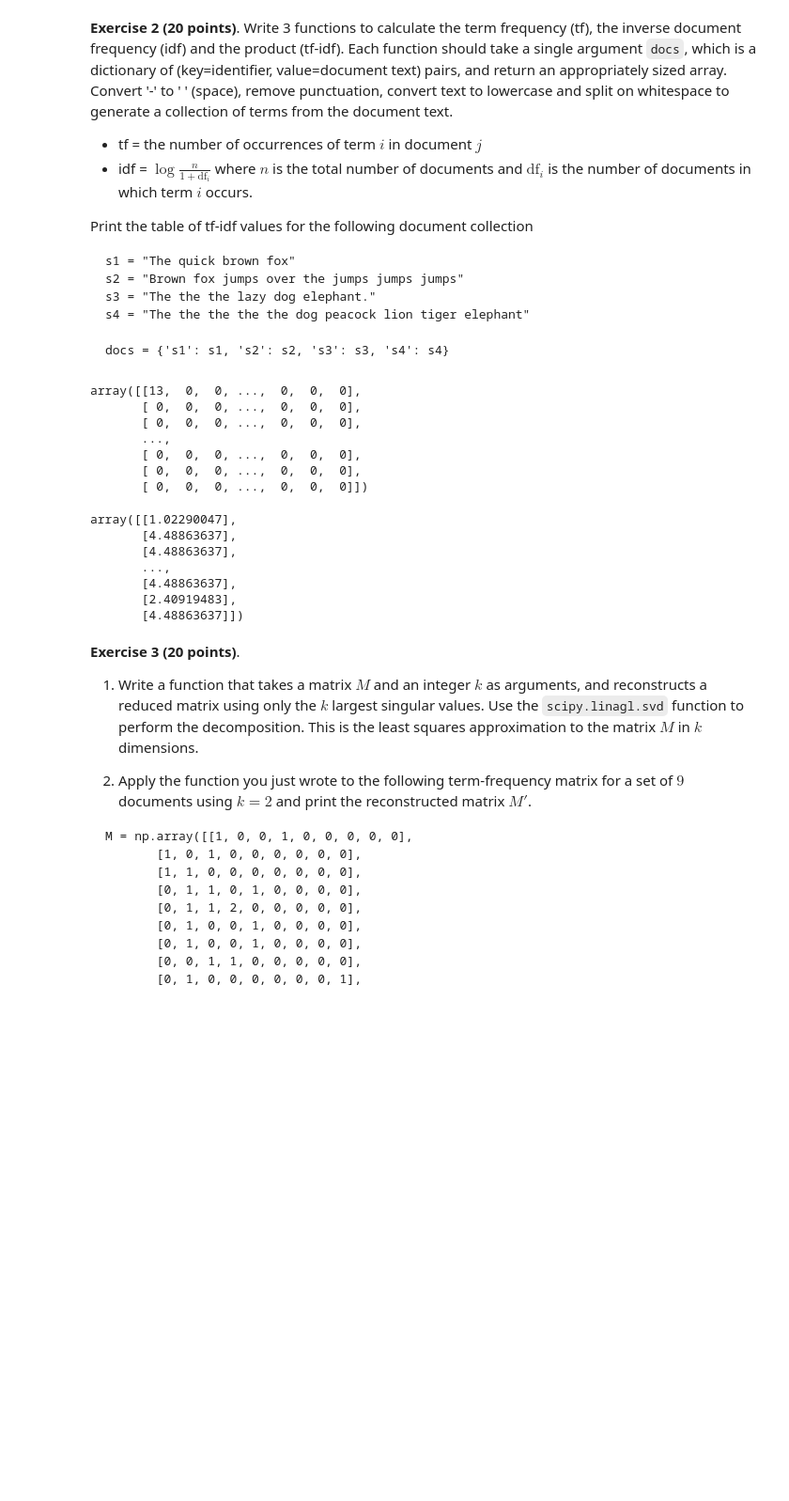
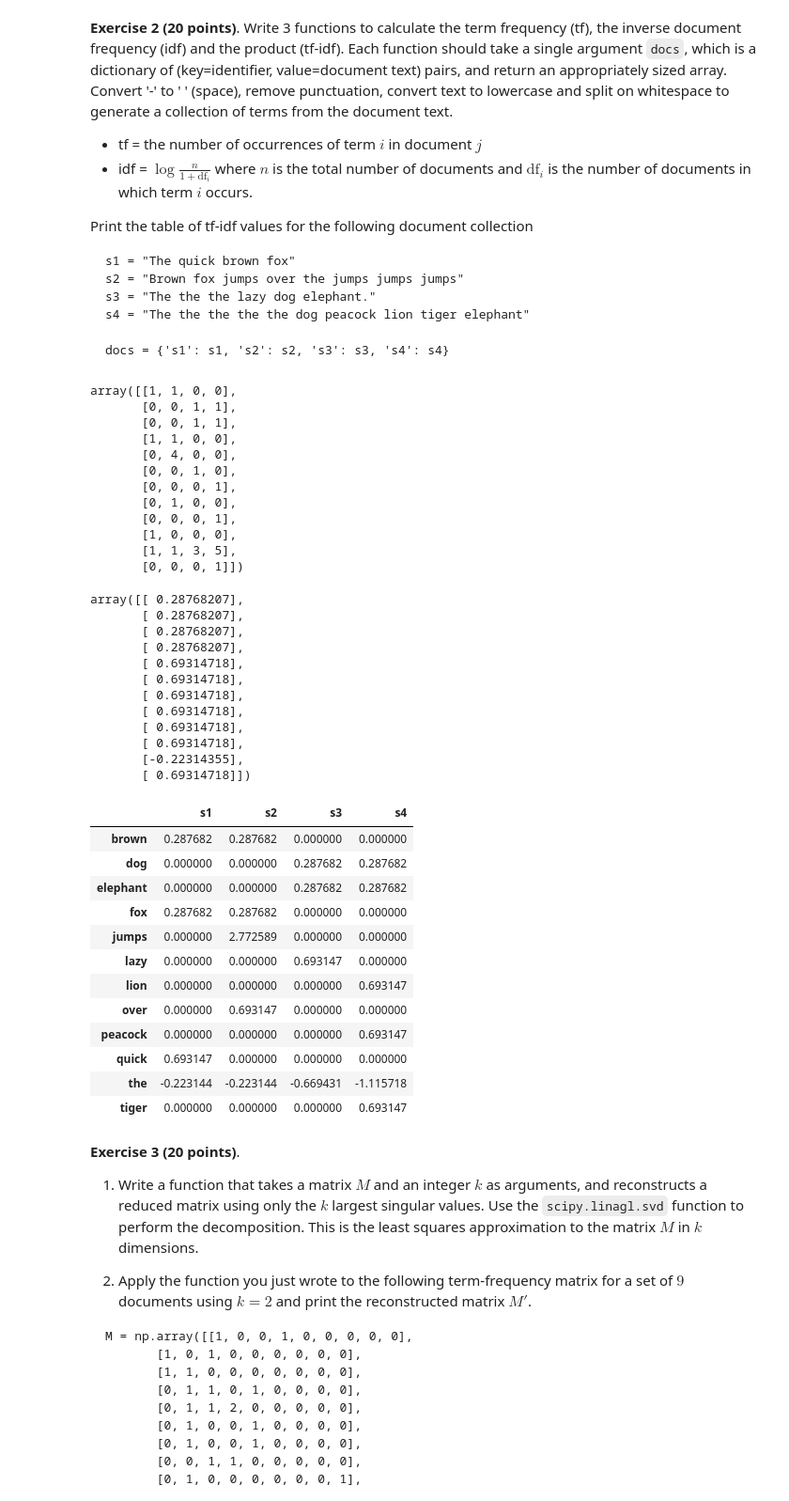
Before and after one commit to yanhann10/statistical_computing_course, a Jupyter notebook: Homework03.ipynb, the cells around one changed output. Shown at 94% size. Drawn from its saved outputs; the diff is of its cells as text; code cells hidden in the pictures; blank space fills up the shorter version.

```diff
--- a/Homework03.ipynb
+++ b/Homework03.ipynb
@@ -194,7 +199,7 @@ def tf(doc):
     """calc term freq"""
     sentLst = list(doc.values())
     doc_words = [processTxt(content) for content in sentLst]
-    vocab = set([word for words in doc_words for word in words])
+    vocab = sorted(list(set([word for words in doc_words for word in words])))
     table = np.zeros((len(vocab), len(sentLst)), dtype='int')
     for i, word in enumerate(vocab):
         for j, doc in enumerate(doc_words):
@@ -202,19 +207,24 @@ def tf(doc):
     return table #pd.DataFrame(table, index=vocab, columns=docs.keys())
 tf(docs)
 # %% [output]
-array([[13,  0,  0, ...,  0,  0,  0],
-       [ 0,  0,  0, ...,  0,  0,  0],
-       [ 0,  0,  0, ...,  0,  0,  0],
-       ...,
-       [ 0,  0,  0, ...,  0,  0,  0],
-       [ 0,  0,  0, ...,  0,  0,  0],
-       [ 0,  0,  0, ...,  0,  0,  0]])
+array([[1, 1, 0, 0],
+       [0, 0, 1, 1],
+       [0, 0, 1, 1],
+       [1, 1, 0, 0],
+       [0, 4, 0, 0],
+       [0, 0, 1, 0],
+       [0, 0, 0, 1],
+       [0, 1, 0, 0],
+       [0, 0, 0, 1],
+       [1, 0, 0, 0],
+       [1, 1, 3, 5],
+       [0, 0, 0, 1]])
 # %%
 def idf(doc):
     """calc inverse document freq"""
     sentLst = list(doc.values())
     doc_words = [processTxt(content) for content in sentLst]
-    vocab = set([word for words in doc_words for word in words])
+    vocab = sorted(list(set([word for words in doc_words for word in words])))
     table = np.zeros((len(vocab), 1), dtype='float')
     for i, word in enumerate(vocab):
         df = sum([word in doc for doc in doc_words])
@@ -222,20 +232,41 @@ def idf(doc):
     return table #pd.DataFrame(table, index=vocab)
 idf(docs)
 # %% [output]
-array([[1.02290047],
-       [4.48863637],
-       [4.48863637],
-       ...,
-       [4.48863637],
-       [2.40919483],
-       [4.48863637]])
+array([[ 0.28768207],
+       [ 0.28768207],
+       [ 0.28768207],
+       [ 0.28768207],
+       [ 0.69314718],
+       [ 0.69314718],
+       [ 0.69314718],
+       [ 0.69314718],
+       [ 0.69314718],
+       [ 0.69314718],
+       [-0.22314355],
+       [ 0.69314718]])
 # %%
 def tfidf(docs):
-    """calc tf-idf"""
+    """calc tf-idf. this result will differ from sklearn's tf-idf vectorizer due to different logic"""
     sentLst = list(docs.values())
     doc_words = [processTxt(content) for content in sentLst]
-    vocab = set([word for words in doc_words for word in words])
+    vocab = sorted(list(set([word for words in doc_words for word in words])))
     return pd.DataFrame(tf(docs) * idf(docs), index=vocab, columns=docs.keys())
+# %%
+tfidf(docs)
+# %% [output]
+|  | s1 | s2 | s3 | s4 |
+| brown | 0.287682 | 0.287682 | 0.000000 | 0.000000 |
+| dog | 0.000000 | 0.000000 | 0.287682 | 0.287682 |
+| elephant | 0.000000 | 0.000000 | 0.287682 | 0.287682 |
+| fox | 0.287682 | 0.287682 | 0.000000 | 0.000000 |
+| jumps | 0.000000 | 2.772589 | 0.000000 | 0.000000 |
+| lazy | 0.000000 | 0.000000 | 0.693147 | 0.000000 |
+| lion | 0.000000 | 0.000000 | 0.000000 | 0.693147 |
+| over | 0.000000 | 0.693147 | 0.000000 | 0.000000 |
+| peacock | 0.000000 | 0.000000 | 0.000000 | 0.693147 |
+| quick | 0.693147 | 0.000000 | 0.000000 | 0.000000 |
+| the | -0.223144 | -0.223144 | -0.669431 | -1.115718 |
+| tiger | 0.000000 | 0.000000 | 0.000000 | 0.693147 |
 # %% [markdown]
 **Exercise 3 (20 points)**.
 
```
Also changed, not shown: parts of 12 cells of this notebook.
